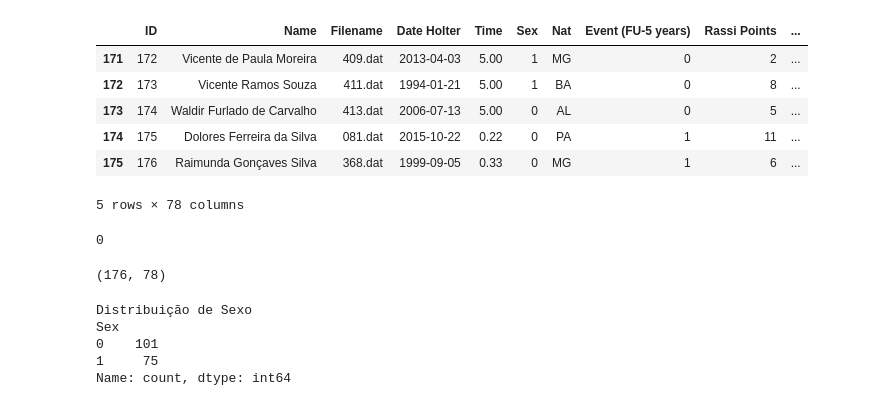
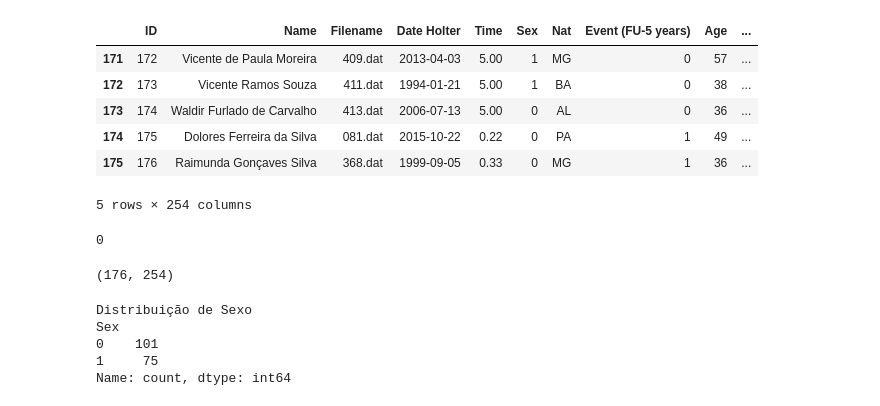
Before and after one commit to adrikll/scd-classifier, a Jupyter notebook: analysis.ipynb, the cells around one changed output. Saved outputs shown, nothing was run; the diff lists cells and outputs as text; code cells hidden in the pictures.

```diff
--- a/analysis.ipynb
+++ b/analysis.ipynb
@@ -4,17 +4,17 @@ import numpy as np
 import matplotlib.pyplot as plt
 import seaborn as sns
 # %%
-caminho = "dados/chagas_dataset_oficial.xlsx"
+caminho = "dados/chagas_all_features.xlsx"
 df = pd.read_excel(caminho)
 df.tail()
 # %% [output]
-|  | ID | Name | Filename | Date Holter | Time | Sex | Nat | Event (FU-5 years) | Rassi Points | ... |
-| 171 | 172 | Vicente de Paula Moreira | 409.dat | 2013-04-03 | 5.00 | 1 | MG | 0 | 2 | ... |
-| 172 | 173 | Vicente Ramos Souza | 411.dat | 1994-01-21 | 5.00 | 1 | BA | 0 | 8 | ... |
-| 173 | 174 | Waldir Furlado de Carvalho | 413.dat | 2006-07-13 | 5.00 | 0 | AL | 0 | 5 | ... |
-| 174 | 175 | Dolores Ferreira da Silva | 081.dat | 2015-10-22 | 0.22 | 0 | PA | 1 | 11 | ... |
-| 175 | 176 | Raimunda Gonçaves Silva | 368.dat | 1999-09-05 | 0.33 | 0 | MG | 1 | 6 | ... |
+|  | ID | Name | Filename | Date Holter | Time | Sex | Nat | Event (FU-5 years) | Age | ... |
+| 171 | 172 | Vicente de Paula Moreira | 409.dat | 2013-04-03 | 5.00 | 1 | MG | 0 | 57 | ... |
+| 172 | 173 | Vicente Ramos Souza | 411.dat | 1994-01-21 | 5.00 | 1 | BA | 0 | 38 | ... |
+| 173 | 174 | Waldir Furlado de Carvalho | 413.dat | 2006-07-13 | 5.00 | 0 | AL | 0 | 36 | ... |
+| 174 | 175 | Dolores Ferreira da Silva | 081.dat | 2015-10-22 | 0.22 | 0 | PA | 1 | 49 | ... |
+| 175 | 176 | Raimunda Gonçaves Silva | 368.dat | 1999-09-05 | 0.33 | 0 | MG | 1 | 36 | ... |
-5 rows × 78 columns
+5 rows × 254 columns
 # %%
 df.isnull().sum().sum()
 # %% [output]
@@ -22,7 +22,7 @@ df.isnull().sum().sum()
 # %%
 df.shape
 # %% [output]
-(176, 78)
+(176, 254)
 # %%
 sns.set_theme(style="whitegrid")
 
```
Also changed, not shown: parts of 6 cells of this notebook, 4 other files.
